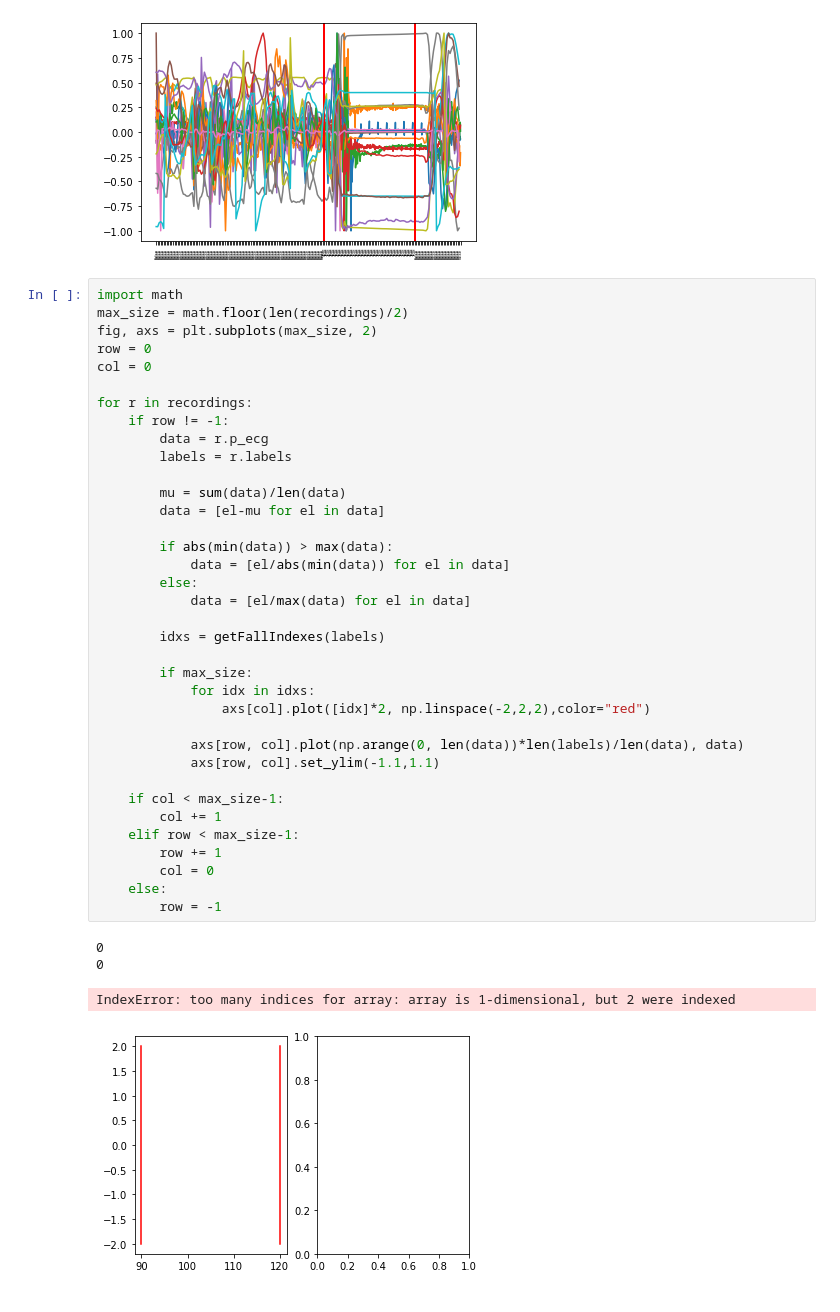
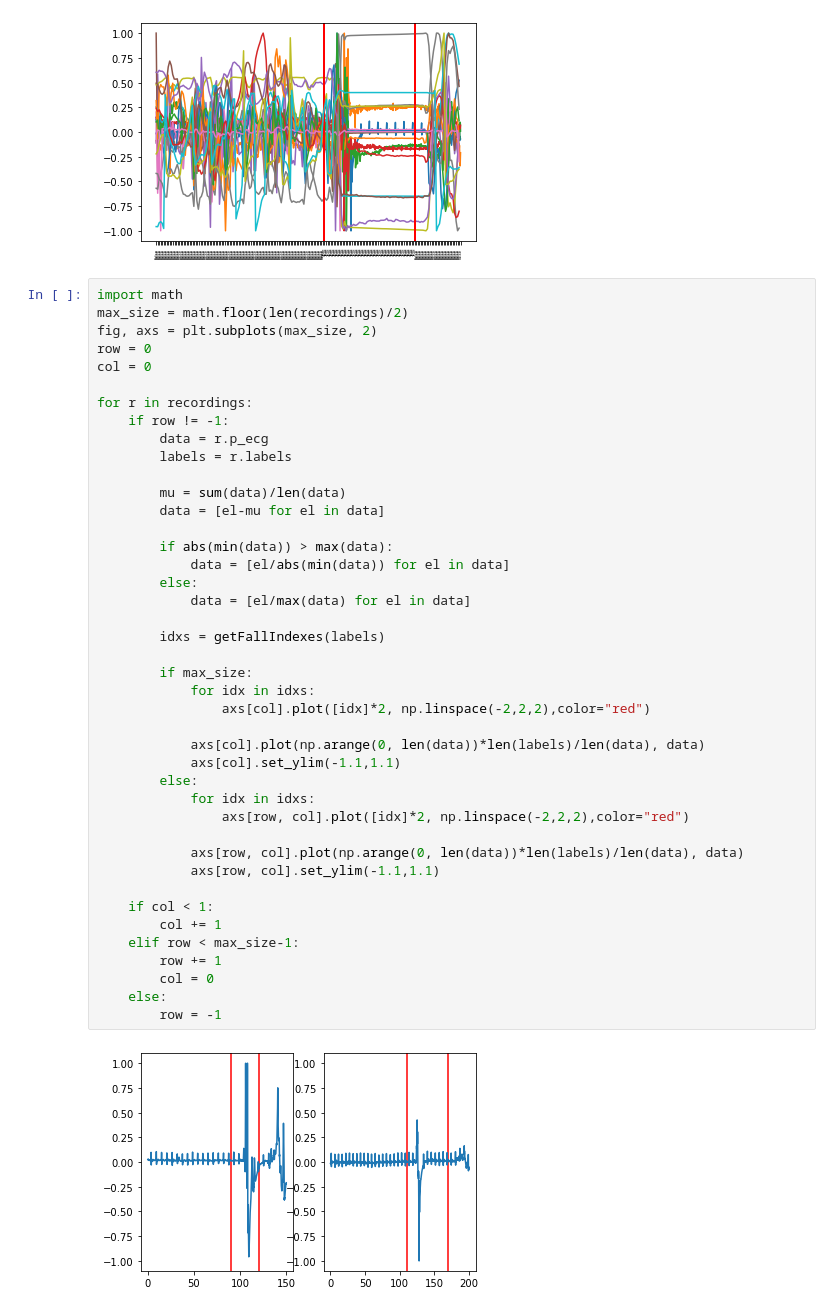
Before and after one commit to hwixley/Fall-Detection-Deep-Learning, a Jupyter notebook: preprocessing.ipynb, the cells around one changed output. Drawn from its saved outputs; the diff is of its cells as text.

```diff
--- a/preprocessing.ipynb
+++ b/preprocessing.ipynb
@@ -389,38 +389,41 @@ col = 0
 
 for r in recordings:
     if row != -1:
         data = r.p_ecg
         labels = r.labels
 
         mu = sum(data)/len(data)
         data = [el-mu for el in data]
 
         if abs(min(data)) > max(data):
             data = [el/abs(min(data)) for el in data]
         else:
             data = [el/max(data) for el in data]
 
         idxs = getFallIndexes(labels)
 
         if max_size:
             for idx in idxs:
                 axs[col].plot([idx]*2, np.linspace(-2,2,2),color="red")
 
+            axs[col].plot(np.arange(0, len(data))*len(labels)/len(data), data)
+            axs[col].set_ylim(-1.1,1.1)
+        else:
+            for idx in idxs:
+                axs[row, col].plot([idx]*2, np.linspace(-2,2,2),color="red")
+
             axs[row, col].plot(np.arange(0, len(data))*len(labels)/len(data), data)
             axs[row, col].set_ylim(-1.1,1.1)
 
-    if col < max_size-1:
+    if col < 1:
         col += 1
     elif row < max_size-1:
         row += 1
         col = 0
     else:
         row = -1
 # %% [output]
-0
-0
-IndexError: too many indices for array: array is 1-dimensional, but 2 were indexed
-[figure, old version]
+[figure, new version]
 # %%
 plot_time(recordings[0].p_ecg, recordings[0].labels)
 # %% [output]
```
Also changed, not shown: parts of 6 cells of this notebook.
